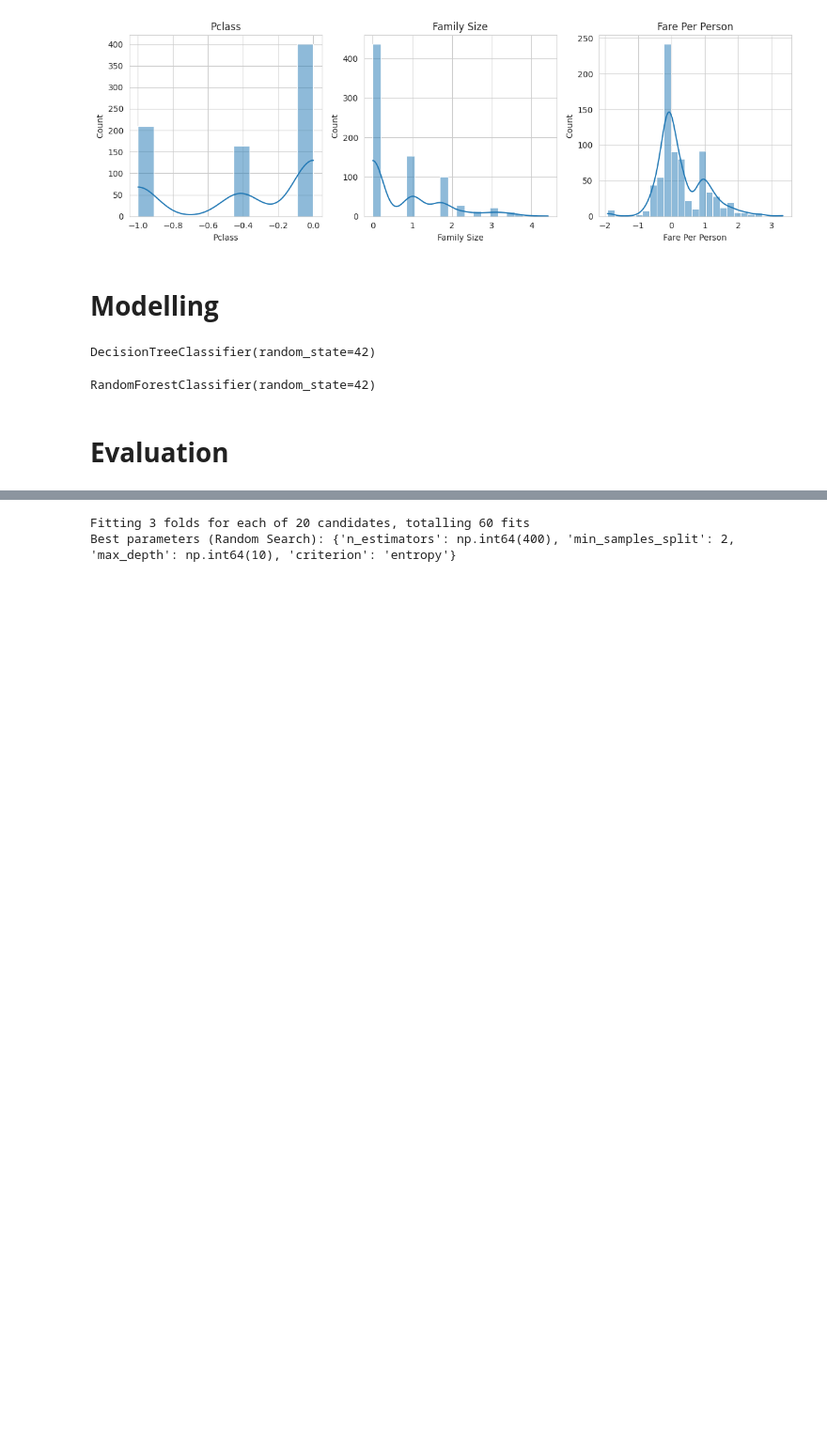
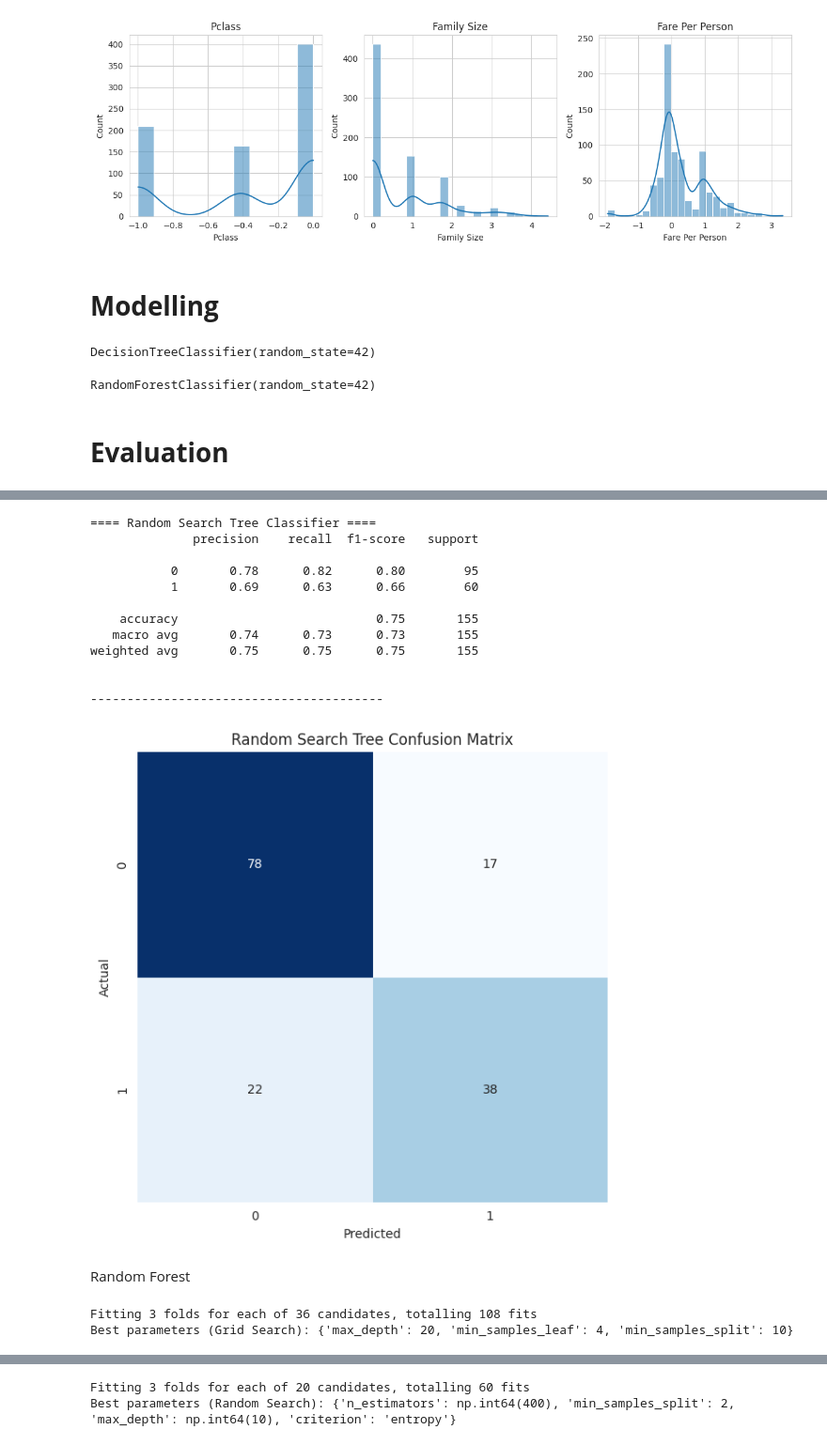
Before and after one commit to nelsooooon/titanic-survival-prediction, a Jupyter notebook: src/titanic_survival_prediction.ipynb, the cells around one changed output, grey strips where cells are left out. Shown at 94% size. Cells and saved outputs as stored; diff of their text form; code cells hidden in the pictures; blank space fills up the shorter version.

```diff
--- a/src/titanic_survival_prediction.ipynb
+++ b/src/titanic_survival_prediction.ipynb
@@ -436,19 +488,47 @@ TypeError: RandomizedSearchCV.__init__() missing 1 required positional argument:
 # %%
 y_pred_dt_rs = best_dt_rs.predict(X_test)
-cm_dt_rs = confusion_matrix(y_test, y_pred_dt)
+cm_dt_rs = confusion_matrix(y_test, y_pred_dt_rs)
 
-print("==== Random Forest Classifier ====")
-print(f"Accuracy: {accuracy_score(y_test, y_pred_dt_rs):.4f}")
-print(f"Precision: {precision_score(y_test, y_pred_dt_rs, average='weighted'):.4f}")
-print(f"Recall: {recall_score(y_test, y_pred_dt_rs, average='weighted'):.4f}")
-print(f"F1-Score: {f1_score(y_test, y_pred_dt_rs, average='weighted'):.4f}")
+print("==== Random Search Tree Classifier ====")
+print(classification_report(y_test, y_pred_dt_rs))
 print("\n" + "-"*40 + "\n")
 
 fig, ax = plt.subplots(figsize=(6, 6))
 sns.heatmap(cm_dt_rs, annot=True, fmt='d', cmap='Blues', cbar=False, ax=ax)
-ax.set_title('Random Search Forest Confusion Matrix')
+ax.set_title('Random Search Tree Confusion Matrix')
 ax.set_xlabel('Predicted')
 ax.set_ylabel('Actual')
 
 fig.tight_layout()
 plt.show()
+# %% [output]
+==== Random Search Tree Classifier ====
+              precision    recall  f1-score   support
+
+           0       0.78      0.82      0.80        95
+           1       0.69      0.63      0.66        60
+
+    accuracy                           0.75       155
+   macro avg       0.74      0.73      0.73       155
+weighted avg       0.75      0.75      0.75       155
+
+
+----------------------------------------
+[figure, added]
+# %% [markdown]
+Random Forest
+# %%
+param_dist = {
+    'max_depth': [10, 20, 30, None],
+    'min_samples_split': [2, 5, 10],
+    'min_samples_leaf': [1, 2, 4]
+}
+
+grid_search = GridSearchCV(estimator=model_rf, param_grid=param_dist, cv=3, n_jobs=-1, verbose=2)
+grid_search.fit(X_train, y_train)
+
+print(f"Best parameters (Grid Search): {grid_search.best_params_}")
+best_rf_gs = grid_search.best_estimator_
+# %% [output]
+Fitting 3 folds for each of 36 candidates, totalling 108 fits
+Best parameters (Grid Search): {'max_depth': 20, 'min_samples_leaf': 4, 'min_samples_split': 10}
```
Also changed, not shown: parts of 11 cells of this notebook.
